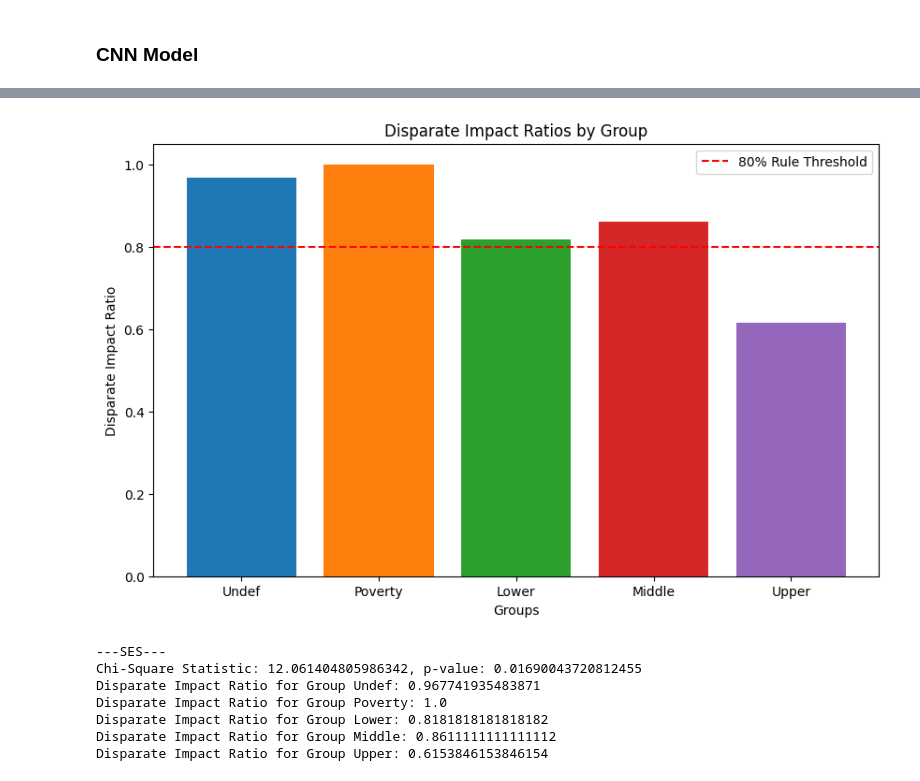
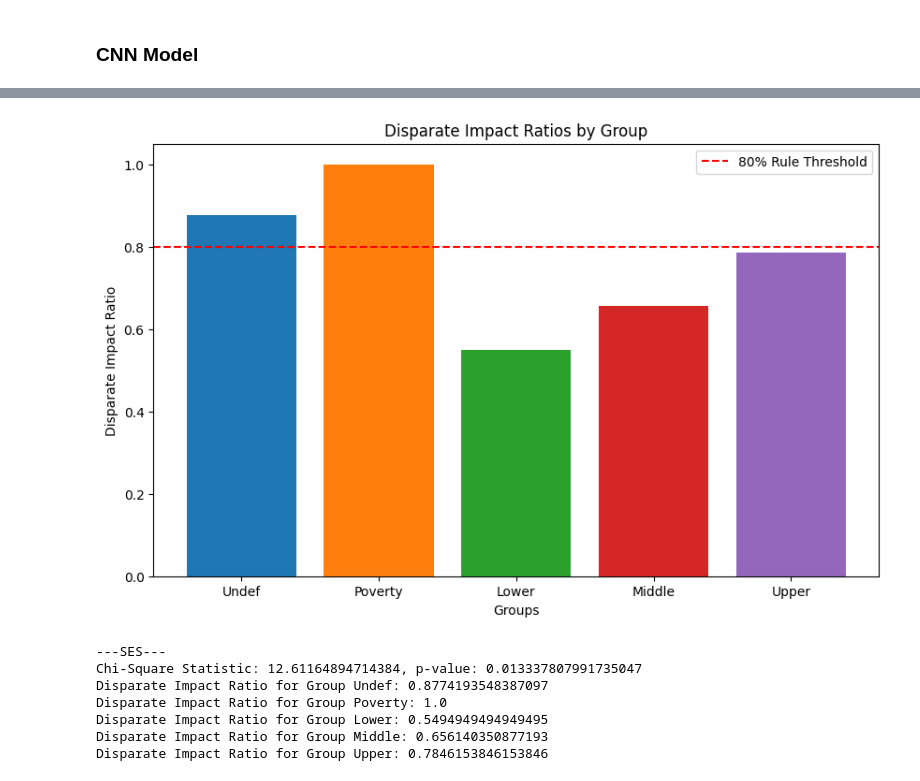
Before and after one commit to ArtKrutsko/B2AI-Project3, a Jupyter notebook: SES_Vowel_AS_prediction.ipynb, the cells around one changed output, grey strips where cells are left out. Saved outputs shown, nothing was run; the diff lists cells and outputs as text; code cells hidden in the pictures.

```diff
--- a/SES_Vowel_AS_prediction.ipynb
+++ b/SES_Vowel_AS_prediction.ipynb
@@ -351,16 +354,16 @@ tensor([1.4737])
 class CNN_1D(nn.Module):
     def __init__(self):
         super(CNN_1D, self).__init__()
-        self.conv1 = nn.Conv1d(20, 64, kernel_size=13, stride=5, padding=2)
-        self.bn1 = nn.BatchNorm1d(64)
-        self.mp = nn.MaxPool1d(kernel_size=5, stride=2)
+        self.conv1 = nn.Conv1d(20, 32, kernel_size=9, stride=3, padding=2)
+        self.bn1 = nn.BatchNorm1d(32)
+        self.mp = nn.MaxPool1d(kernel_size=2, stride=2)
         self.dropout = nn.Dropout(0.5)
 
         # Calculate the input size to the first linear layer
         self.fc_input_size = self._calculate_fc_input_size()
 
-        self.fc1 = nn.Linear(self.fc_input_size, 8)
-        self.fc3 = nn.Linear(8, 1)  # One output neuron for binary classification
+        self.fc1 = nn.Linear(self.fc_input_size, 32)
+        self.fc3 = nn.Linear(32, 1)  # One output neuron for binary classification
 
     def forward(self, x):
         x = self.mp(self.bn1(torch.nn.functional.relu(self.conv1(x))))
@@ -371,12 +374,12 @@ class CNN_1D(nn.Module):
         return x
 
     def _calculate_fc_input_size(self):
-        x = torch.randn(1, 20, 500)
+        x = torch.randn(1, 20, 200)
         x = self.mp(self.bn1(torch.nn.functional.relu(self.conv1(x))))
         return x.view(x.size(0), -1).size(1)
 # %%
 cnn = CNN_1D()
-_ = summary(cnn, (20, 500))
+_ = summary(cnn, (20, 200))
 # %% [output]
 ----------------------------------------------------------------
         Layer (type)               Output Shape         Param #
@@ -526,8 +524,8 @@ plt.title('Validation Accuracy over Epochs')
 plt.show()
 
 # Confusion matrix
-cnn.load_state_dict(torch.load('mymodel.pth'))
-_, predictions, ground_truths = eval(cnn, test_dataloader)
+# cnn.load_state_dict(torch.load('mymodel.pth'))
+# _, _, predictions, ground_truths = eval(cnn, test_dataloader, criterion)
 
 cm = confusion_matrix(ground_truths, predictions)
 disp = ConfusionMatrixDisplay(confusion_matrix=cm)
@@ -560,7 +558,7 @@ def analyze_test_predictions(model, test_dataloader):
             ses = batch['SES']
 
             outputs = torch.sigmoid(model(inputs)).squeeze()
-            predicted = (outputs >= threshhold).float()
+            predicted = (outputs >= threshold).float()
 
             all_test_values.extend(labels.cpu().numpy().flatten())
             all_predictions.extend(predicted.cpu().numpy().flatten())
@@ -651,40 +649,39 @@ def chi_DIR_plot(demographics, ground_truth, _predictions_, attribute='SES', cal
     for group in unique_groups:
         #group_predictions = _predictions_[sensitive_attribute == group]
         group_predictions = accuracies[0][sensitive_attribute == group]
-        group_truth = ground_truth[sensitive_attribute == group]
 
         favorable_outcome[group] = np.mean(group_predictions)
 
     most_favorable_group = max(favorable_outcome, key=favorable_outcome.get)
     disparate_impact_ratios = {group: favorable_outcome[group] / favorable_outcome[most_favorable_group] for group in unique_groups}
 
     #Print the disparate impact ratios
     for group, ratio in disparate_impact_ratios.items():
         _print_string_ += f'Disparate Impact Ratio for Group {map_func[str(group)]}: {ratio}\n'
         #print(f'Disparate Impact Ratio for Group {map_func(group)}: {ratio}')
 
     # Plotting the disparate impact ratios
     plt.figure(figsize=(10, 6))
     groups = [map_func[str(group)] for group in unique_groups]
     ratios = [disparate_impact_ratios[group] for group in unique_groups]
     plt.bar(groups, ratios, color=plt.get_cmap('tab10').colors[:len(unique_groups)])
     plt.axhline(y=0.8, color='r', linestyle='--', label='80% Rule Threshold')
     plt.xlabel('Groups')
     plt.ylabel('Disparate Impact Ratio')
     plt.title('Disparate Impact Ratios by Group')
     plt.legend()
     plt.show()
 
     return chi_square_result, disparate_impact_ratios, _print_string_
 
-_, _ , print_str = chi_DIR_plot(df['Ses'], df['test_value'], df['model_prediction'])
+_, _, print_str = chi_DIR_plot(df['Ses'], df['test_value'], df['model_prediction'])
 print(print_str)
 # %% [output]
-[figure, old version]
+[figure, new version]
 ---SES---
-Chi-Square Statistic: 12.061404805986342, p-value: 0.01690043720812455
-Disparate Impact Ratio for Group Undef: 0.967741935483871
+Chi-Square Statistic: 12.61164894714384, p-value: 0.013337807991735047
+Disparate Impact Ratio for Group Undef: 0.8774193548387097
 Disparate Impact Ratio for Group Poverty: 1.0
-Disparate Impact Ratio for Group Lower: 0.8181818181818182
-Disparate Impact Ratio for Group Middle: 0.8611111111111112
-Disparate Impact Ratio for Group Upper: 0.6153846153846154
+Disparate Impact Ratio for Group Lower: 0.5494949494949495
+Disparate Impact Ratio for Group Middle: 0.656140350877193
+Disparate Impact Ratio for Group Upper: 0.7846153846153846
```
Also changed, not shown: parts of 7 cells of this notebook, 3 other files.
